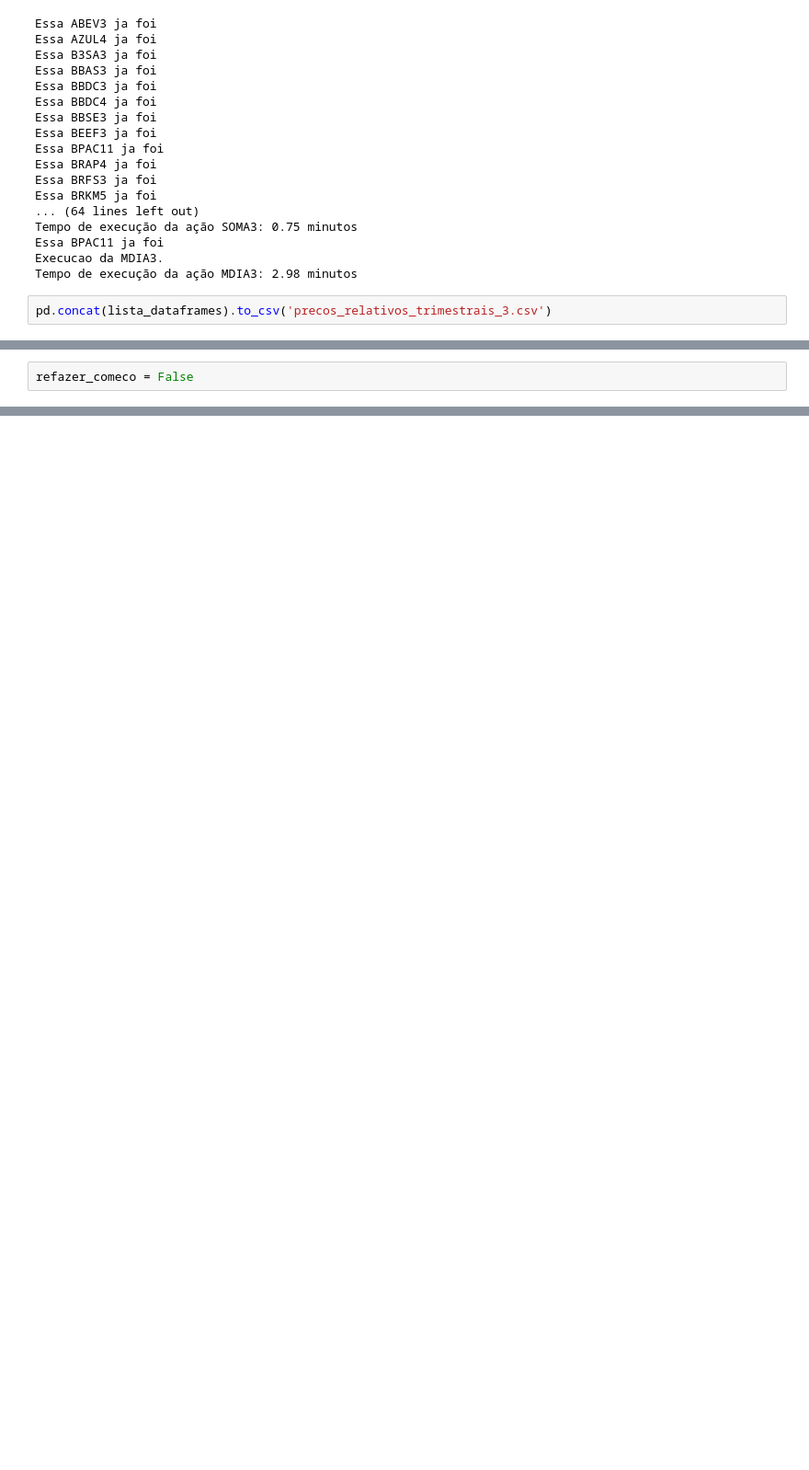
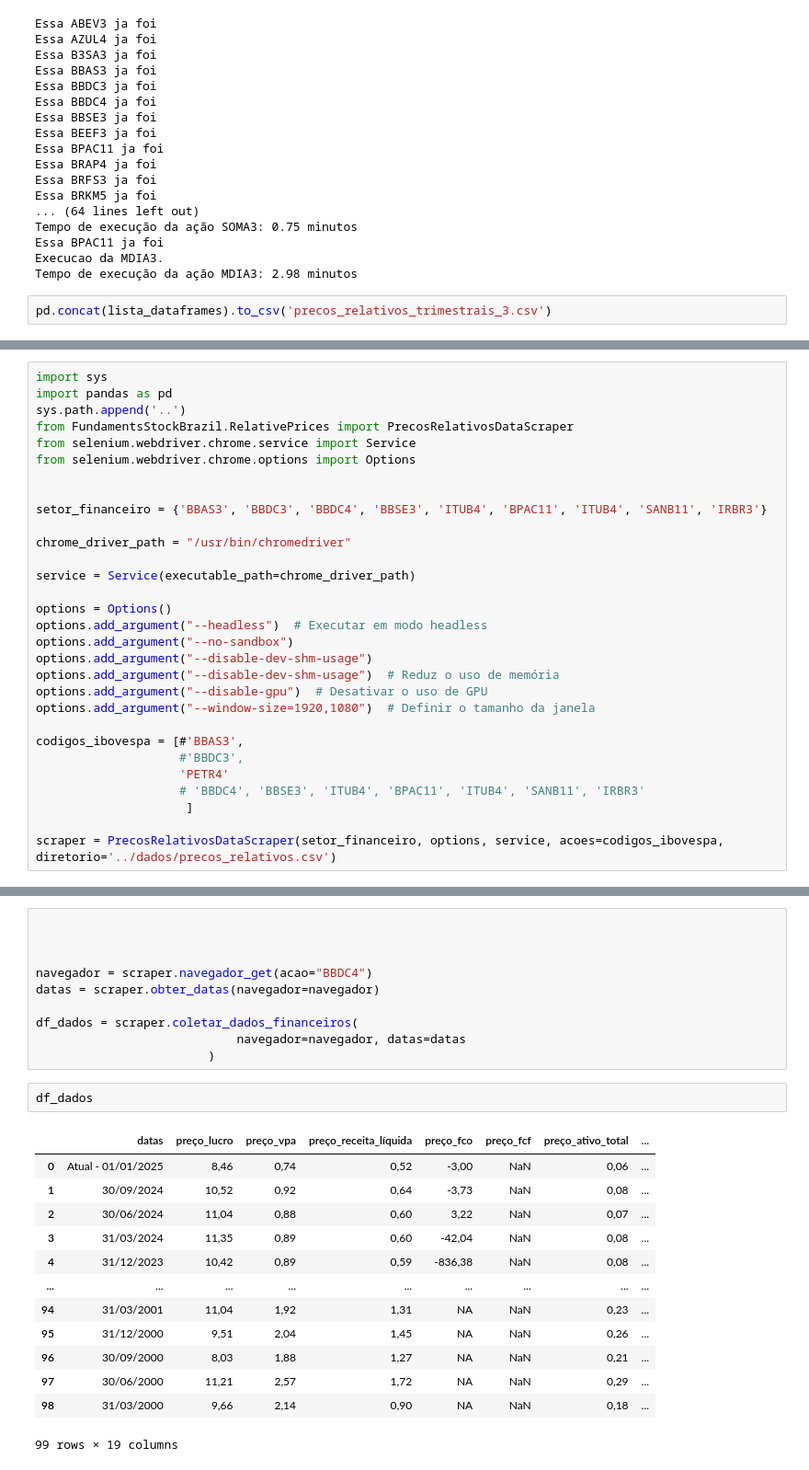
Before and after one commit to Jeferson100/fundamentalist-stock-brazil, a Jupyter notebook: Notebooks/precos_relativos_invesrsite.ipynb, the cells around one changed output, grey strips where cells are left out. Shown: that part at 92% size. Saved outputs shown, nothing was run; the diff lists cells and outputs as text; blank space fills up the shorter version.

```diff
--- a/Notebooks/precos_relativos_invesrsite.ipynb
+++ b/Notebooks/precos_relativos_invesrsite.ipynb
@@ -913,2 +760,30 @@ IndexError: list index out of range
 # %%
-refazer_comeco = False
+import sys
+import pandas as pd
+sys.path.append('..')
+from FundamentsStockBrazil.RelativePrices import PrecosRelativosDataScraper
+from selenium.webdriver.chrome.service import Service
+from selenium.webdriver.chrome.options import Options
+
+
+setor_financeiro = {'BBAS3', 'BBDC3', 'BBDC4', 'BBSE3', 'ITUB4', 'BPAC11', 'ITUB4', 'SANB11', 'IRBR3'}
+
+chrome_driver_path = "/usr/bin/chromedriver"
+
+service = Service(executable_path=chrome_driver_path)
+
+options = Options()
+options.add_argument("--headless")  # Executar em modo headless
+options.add_argument("--no-sandbox")
+options.add_argument("--disable-dev-shm-usage")
+options.add_argument("--disable-dev-shm-usage")  # Reduz o uso de memória
+options.add_argument("--disable-gpu")  # Desativar o uso de GPU
+options.add_argument("--window-size=1920,1080")  # Definir o tamanho da janela
+
+codigos_ibovespa = [#'BBAS3',
+                    #'BBDC3',
+                    'PETR4'
+                    # 'BBDC4', 'BBSE3', 'ITUB4', 'BPAC11', 'ITUB4', 'SANB11', 'IRBR3'
+                     ]
+
+scraper = PrecosRelativosDataScraper(setor_financeiro, options, service, acoes=codigos_ibovespa, diretorio='../dados/precos_relativos.csv')
@@ -914,0 +809,26 @@ refazer_comeco = False
+# %%
+
+
+
+navegador = scraper.navegador_get(acao="BBDC4")
+datas = scraper.obter_datas(navegador=navegador)
+
+df_dados = scraper.coletar_dados_financeiros(
+                            navegador=navegador, datas=datas
+                        )
+# %%
+df_dados
+# %% [output]
+|  | datas | preço_lucro | preço_vpa | preço_receita_líquida | preço_fco | preço_fcf | preço_ativo_total | ... |
+| 0 | Atual - 01/01/2025 | 8,46 | 0,74 | 0,52 | -3,00 | NaN | 0,06 | ... |
+| 1 | 30/09/2024 | 10,52 | 0,92 | 0,64 | -3,73 | NaN | 0,08 | ... |
+| 2 | 30/06/2024 | 11,04 | 0,88 | 0,60 | 3,22 | NaN | 0,07 | ... |
+| 3 | 31/03/2024 | 11,35 | 0,89 | 0,60 | -42,04 | NaN | 0,08 | ... |
+| 4 | 31/12/2023 | 10,42 | 0,89 | 0,59 | -836,38 | NaN | 0,08 | ... |
+| ... | ... | ... | ... | ... | ... | ... | ... | ... |
+| 94 | 31/03/2001 | 11,04 | 1,92 | 1,31 | NA | NaN | 0,23 | ... |
+| 95 | 31/12/2000 | 9,51 | 2,04 | 1,45 | NA | NaN | 0,26 | ... |
+| 96 | 30/09/2000 | 8,03 | 1,88 | 1,27 | NA | NaN | 0,21 | ... |
+| 97 | 30/06/2000 | 11,21 | 2,57 | 1,72 | NA | NaN | 0,29 | ... |
+| 98 | 31/03/2000 | 9,66 | 2,14 | 0,90 | NA | NaN | 0,18 | ... |
+99 rows × 19 columns
```
Also changed, not shown: parts of 13 cells of this notebook, 11 other files.
